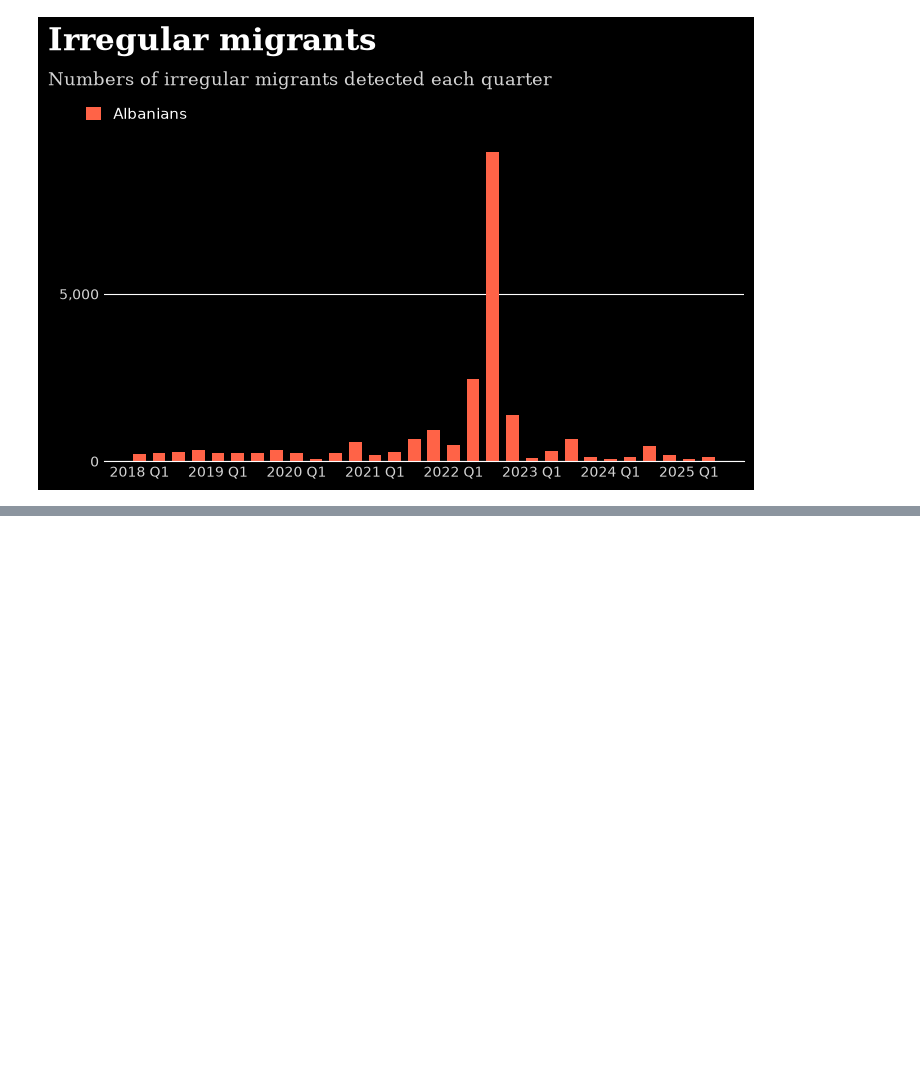
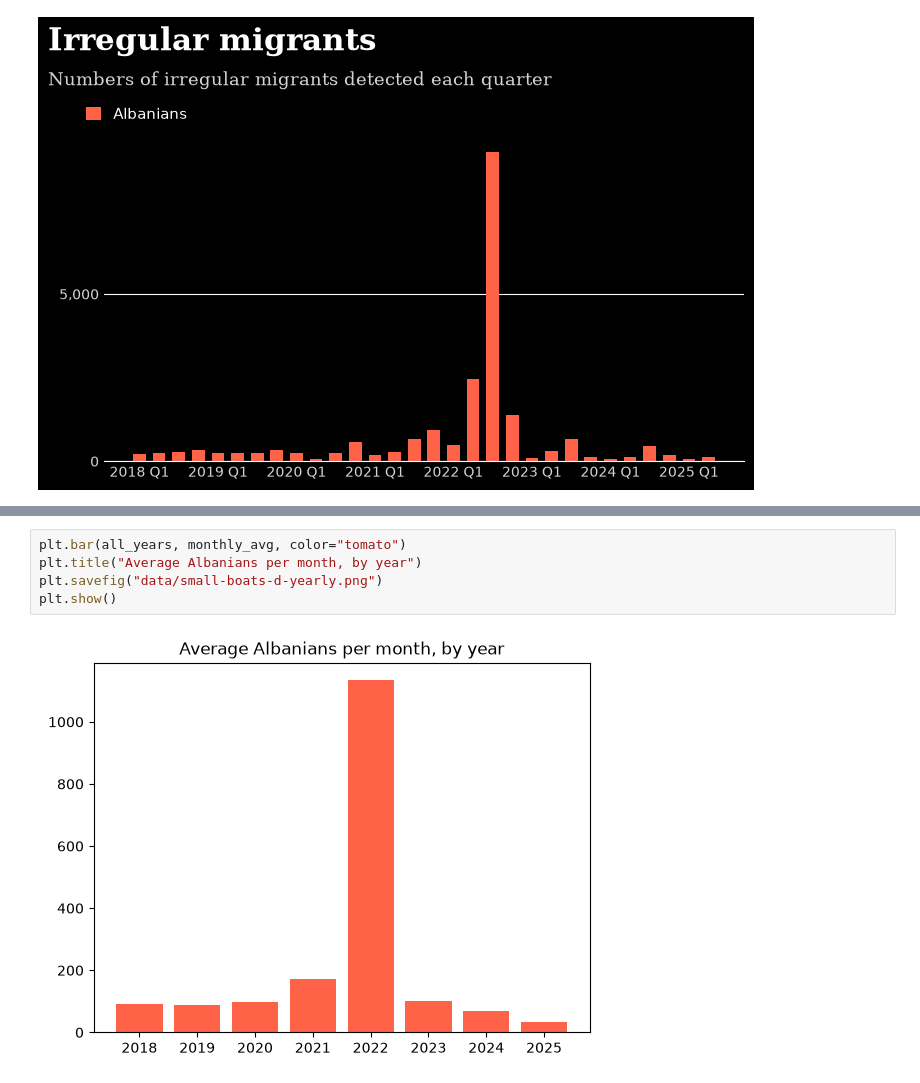
Before and after one commit to ale66/learn-coding-playground-2026-27, a Jupyter notebook: migration/group-d.ipynb, the cells around one changed output, grey strips where cells are left out. Saved outputs shown, nothing was run; the diff lists cells and outputs as text; blank space fills up the shorter version.

```diff
--- a/migration/group-d.ipynb
+++ b/migration/group-d.ipynb
@@ -251,0 +326,7 @@ display(fig)     # show the finished figure once
+# %%
+plt.bar(all_years, monthly_avg, color="tomato")
+plt.title("Average Albanians per month, by year")
+plt.savefig("data/small-boats-d-yearly.png")
+plt.show()
+# %% [output]
+[figure, added]
```
Also changed, not shown: parts of 9 cells of this notebook, 1 other file.
